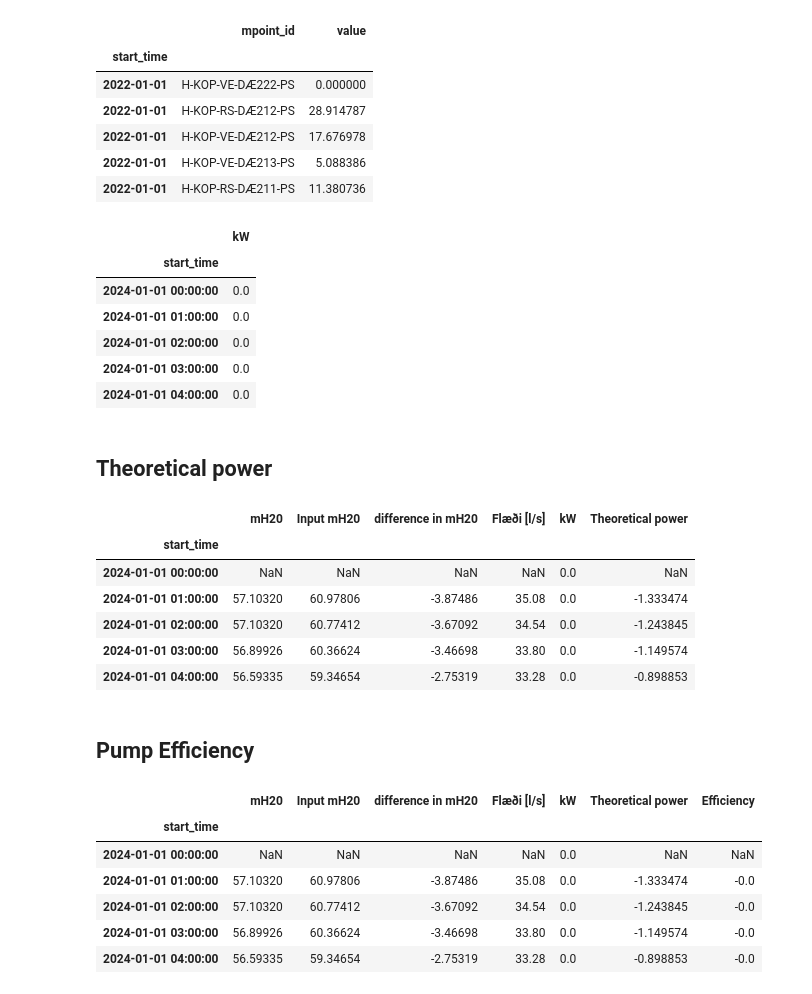
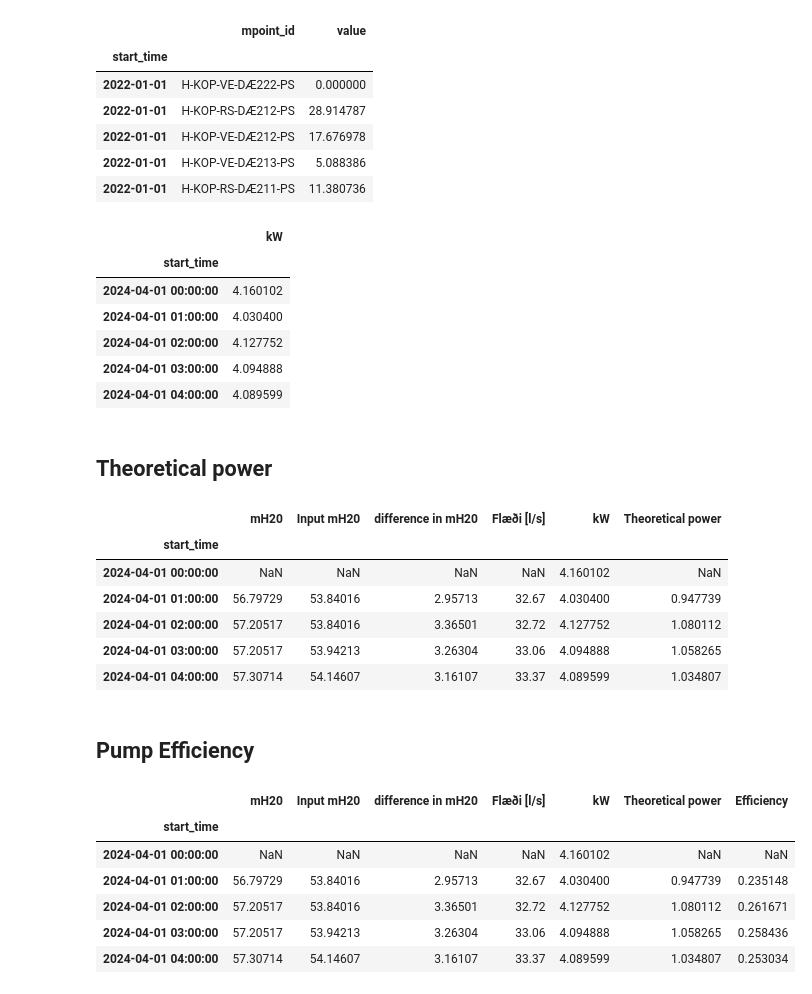
Before and after one commit to frodibrooks/OptimisedHeating, a Jupyter notebook: Data_processing/calc_eff_curves_vatnsendi_nedri.ipynb, the cells around one changed output. Drawn from its saved outputs; the diff is of its cells as text; code cells hidden in the pictures.

```diff
--- a/Data_processing/calc_eff_curves_vatnsendi_nedri.ipynb
+++ b/Data_processing/calc_eff_curves_vatnsendi_nedri.ipynb
@@ -96,7 +122,7 @@ Vatnsendi_nedri_input_pressure_2024.head()
 # plt.show()
 # %%
 Vatnsendi_pressure_difference = pd.DataFrame()
-Vatnsendi_pressure_difference['difference in mH20'] = Vatnsendi_nedri_pressure_2024['mH20'] - Vatnsendi_nedri_input_pressure_2024['Input mH20']
+Vatnsendi_pressure_difference['difference in mH20'] = Vatnsendi_nedri_pressure_filtered['mH20'] - Vatnsendi_nedri_input_pressure_filtered['Input mH20']
 Vatnsendi_pressure_difference.head()
 # %% [output]
 |  | difference in mH20 |
@@ -118,7 +144,10 @@ Vatnsendi_nedri_flow_2024 = Vatnsendi_nedri_flow.loc['2024']
 Vatnsendi_nedri_flow_2024 = Vatnsendi_nedri_flow_2024.copy()
 Vatnsendi_nedri_flow_2024.rename(columns={'value': 'Flæði [l/s]'}, inplace=True)
 Vatnsendi_nedri_flow_2024['Flæði [l/s]'] = Vatnsendi_nedri_flow_2024['Flæði [l/s]']
-Vatnsendi_nedri_flow_2024.head()
+# Vatnsendi_nedri_flow_2024.head()
+
+Vatnsendi_nedri_flow_filtered = Vatnsendi_nedri_flow_2024.loc['2024-04':'2024-07']
+Vatnsendi_nedri_flow_filtered.head()
 # %% [output]
 |  | Flæði [l/s] |
 | start_time |  |
@@ -151,41 +180,44 @@ Vatnsendi_nedri_dæla_2024 = Vatnsendi_nedri_dæla.loc['2024']
 Vatnsendi_nedri_dæla_2024 = Vatnsendi_nedri_dæla_2024.copy()
 Vatnsendi_nedri_dæla_2024.drop(columns=['mpoint_id'],inplace=True)
 Vatnsendi_nedri_dæla_2024.rename(columns={'value': 'kW'}, inplace=True)
-Vatnsendi_nedri_dæla_2024.head()
+# Vatnsendi_nedri_dæla_2024.head()
+
+Vatnsendi_nedri_dæla_filtered = Vatnsendi_nedri_dæla_2024.loc['2024-04':'2024-07']
+Vatnsendi_nedri_dæla_filtered.head()
 # %% [output]
 |  | kW |
 | start_time |  |
-| 2024-01-01 00:00:00 | 0.0 |
-| 2024-01-01 01:00:00 | 0.0 |
-| 2024-01-01 02:00:00 | 0.0 |
-| 2024-01-01 03:00:00 | 0.0 |
-| 2024-01-01 04:00:00 | 0.0 |
+| 2024-04-01 00:00:00 | 4.160102 |
+| 2024-04-01 01:00:00 | 4.030400 |
+| 2024-04-01 02:00:00 | 4.127752 |
+| 2024-04-01 03:00:00 | 4.094888 |
+| 2024-04-01 04:00:00 | 4.089599 |
 # %% [markdown]
 ## Theoretical power
 # %%
-df_calc_eff = pd.concat([Vatnsendi_nedri_pressure_2024,Vatnsendi_nedri_input_pressure_2024,Vatnsendi_pressure_difference,Vatnsendi_nedri_flow_2024,Vatnsendi_nedri_dæla_2024],axis=1,join='outer')
+df_calc_eff = pd.concat([Vatnsendi_nedri_pressure_filtered,Vatnsendi_nedri_input_pressure_filtered,Vatnsendi_pressure_difference,Vatnsendi_nedri_flow_filtered,Vatnsendi_nedri_dæla_filtered],axis=1,join='outer')
 df_calc_eff['Theoretical power'] = df_calc_eff['Flæði [l/s]']*(df_calc_eff['difference in mH20'])*9.81/1000
 df_calc_eff.head()
 # %% [output]
 |  | mH20 | Input mH20 | difference in mH20 | Flæði [l/s] | kW | Theoretical power |
 | start_time |  |  |  |  |  |  |
-| 2024-01-01 00:00:00 | NaN | NaN | NaN | NaN | 0.0 | NaN |
-| 2024-01-01 01:00:00 | 57.10320 | 60.97806 | -3.87486 | 35.08 | 0.0 | -1.333474 |
-| 2024-01-01 02:00:00 | 57.10320 | 60.77412 | -3.67092 | 34.54 | 0.0 | -1.243845 |
-| 2024-01-01 03:00:00 | 56.89926 | 60.36624 | -3.46698 | 33.80 | 0.0 | -1.149574 |
-| 2024-01-01 04:00:00 | 56.59335 | 59.34654 | -2.75319 | 33.28 | 0.0 | -0.898853 |
+| 2024-04-01 00:00:00 | NaN | NaN | NaN | NaN | 4.160102 | NaN |
+| 2024-04-01 01:00:00 | 56.79729 | 53.84016 | 2.95713 | 32.67 | 4.030400 | 0.947739 |
+| 2024-04-01 02:00:00 | 57.20517 | 53.84016 | 3.36501 | 32.72 | 4.127752 | 1.080112 |
+| 2024-04-01 03:00:00 | 57.20517 | 53.94213 | 3.26304 | 33.06 | 4.094888 | 1.058265 |
+| 2024-04-01 04:00:00 | 57.30714 | 54.14607 | 3.16107 | 33.37 | 4.089599 | 1.034807 |
 # %% [markdown]
 ## Pump Efficiency
 # %%
-df_calc_eff['Efficiency'] = df_calc_eff['kW']/df_calc_eff['Theoretical power']
+df_calc_eff['Efficiency'] = df_calc_eff['Theoretical power']/df_calc_eff['kW']
 df_calc_eff.head()
 # %% [output]
 |  | mH20 | Input mH20 | difference in mH20 | Flæði [l/s] | kW | Theoretical power | Efficiency |
 | start_time |  |  |  |  |  |  |  |
-| 2024-01-01 00:00:00 | NaN | NaN | NaN | NaN | 0.0 | NaN | NaN |
-| 2024-01-01 01:00:00 | 57.10320 | 60.97806 | -3.87486 | 35.08 | 0.0 | -1.333474 | -0.0 |
-| 2024-01-01 02:00:00 | 57.10320 | 60.77412 | -3.67092 | 34.54 | 0.0 | -1.243845 | -0.0 |
-| 2024-01-01 03:00:00 | 56.89926 | 60.36624 | -3.46698 | 33.80 | 0.0 | -1.149574 | -0.0 |
-| 2024-01-01 04:00:00 | 56.59335 | 59.34654 | -2.75319 | 33.28 | 0.0 | -0.898853 | -0.0 |
+| 2024-04-01 00:00:00 | NaN | NaN | NaN | NaN | 4.160102 | NaN | NaN |
+| 2024-04-01 01:00:00 | 56.79729 | 53.84016 | 2.95713 | 32.67 | 4.030400 | 0.947739 | 0.235148 |
+| 2024-04-01 02:00:00 | 57.20517 | 53.84016 | 3.36501 | 32.72 | 4.127752 | 1.080112 | 0.261671 |
+| 2024-04-01 03:00:00 | 57.20517 | 53.94213 | 3.26304 | 33.06 | 4.094888 | 1.058265 | 0.258436 |
+| 2024-04-01 04:00:00 | 57.30714 | 54.14607 | 3.16107 | 33.37 | 4.089599 | 1.034807 | 0.253034 |
 # %%
 
```
Also changed, not shown: parts of 8 cells of this notebook.
